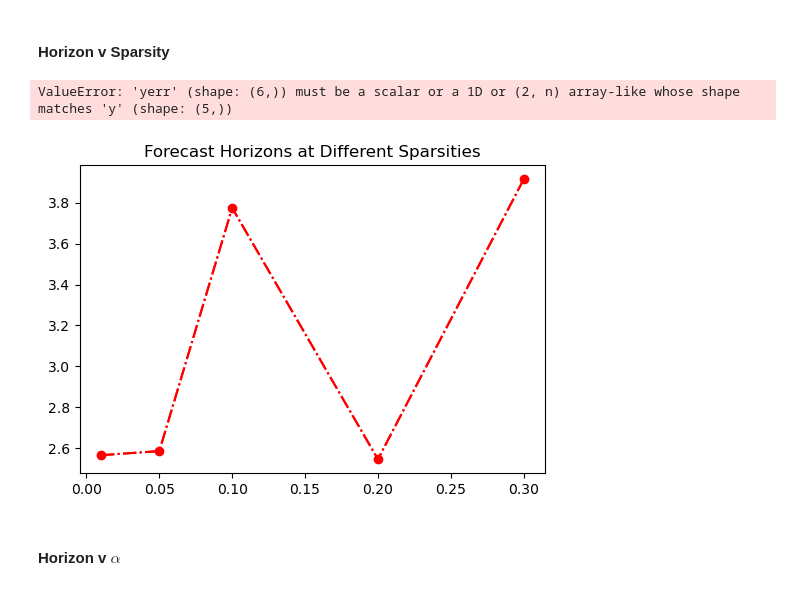
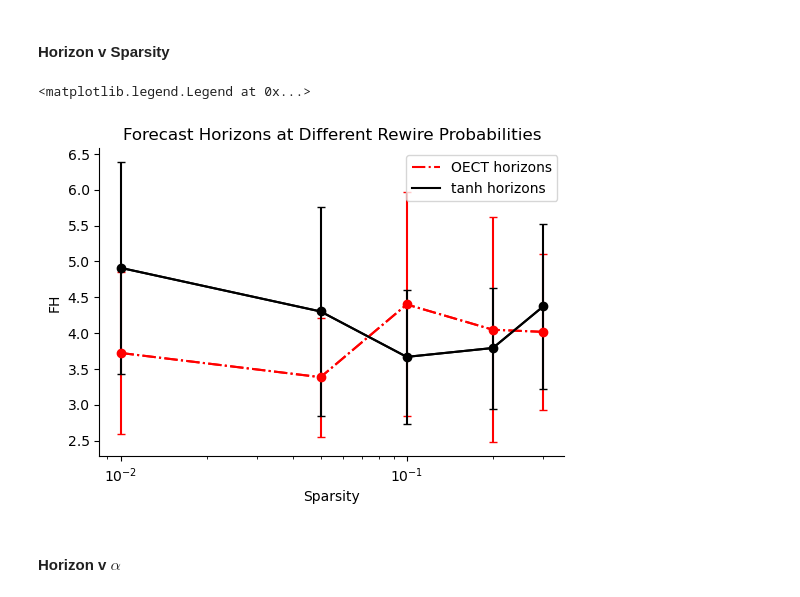
Before and after one commit to Signed-B/reservoir-computing-on-OECTs, a Jupyter notebook: horizon.ipynb, the cells around one changed output. Drawn from its saved outputs; the diff is of its cells as text; code cells hidden in the pictures.

```diff
--- a/horizon.ipynb
+++ b/horizon.ipynb
@@ -161,7 +161,7 @@ with shelve.open(f"{datapath}/sparse_ensemble/data") as data:
     t = data["time"]
 
 # tolerance = 5  # Forecast horizon tolerance
-iterations = 2 # Number of iterations in run_pinchoffs.py
+iterations = 10 # Number of iterations in run_pinchoffs.py
 
 OECT_hm = []
 tanh_hm = []
@@ -195,38 +195,38 @@ for iter in range(iterations):
         while np.sqrt(np.sum(np.square(tanh_signal[j] - tanh_prediction[j]))) <= tolerance:
             j += 1
         tanh_horizons.append(t[j])
 
     OECT_hm.append(OECT_horizons)
     tanh_hm.append(tanh_horizons)
 
 OECT_hm = np.array(OECT_hm).T
 
 OECT_means = [np.average(OECT_hm[i]) for i in range(OECT_hm.shape[0])]
 OECT_stds = [np.std(OECT_hm[i]) for i in range(OECT_hm.shape[0])]
 
 tanh_hm = np.array(tanh_hm).T
 
 tanh_means = [np.average(tanh_hm[i]) for i in range(tanh_hm.shape[0])]
 tanh_stds = [np.std(tanh_hm[i]) for i in range(tanh_hm.shape[0])]
 
 
 
 # Ensemble end
 
 plt.figure(figsize=(6, 4))
-plt.title("Forecast Horizons at Different Sparsities")
+plt.title("Forecast Horizons at Different Rewire Probabilities")
 plt.plot(sparsities[1:], OECT_means[1:], "r-.", label="OECT horizons")
-plt.errorbar(sparsities[1:], OECT_means[1:], yerr = OECT_stds, fmt ='r-.', marker="o", capsize=3)
+plt.errorbar(sparsities[1:], OECT_means[1:], yerr = OECT_stds[1:], fmt ='r-.', marker="o", capsize=3)
 plt.plot(sparsities[1:], tanh_means[1:], "k-", label="tanh horizons")
-plt.errorbar(sparsities[1:], tanh_means[1:], yerr = tanh_stds, fmt ='k-', marker="o", capsize=3)
+plt.errorbar(sparsities[1:], tanh_means[1:], yerr = tanh_stds[1:], fmt ='k-', marker="o", capsize=3)
 plt.ylabel("FH")
 plt.xlabel("Sparsity")
 plt.xscale("log")
 sns.despine()
 plt.legend()
 # %% [output]
-ValueError: 'yerr' (shape: (6,)) must be a scalar or a 1D or (2, n) array-like whose shape matches 'y' (shape: (5,))
+<matplotlib.legend.Legend at 0x...>
-[figure, old version]
+[figure, new version]
 # %% [markdown]
 #### Horizon v $\alpha$
 # %%
```
Also changed, not shown: 2 other files.
